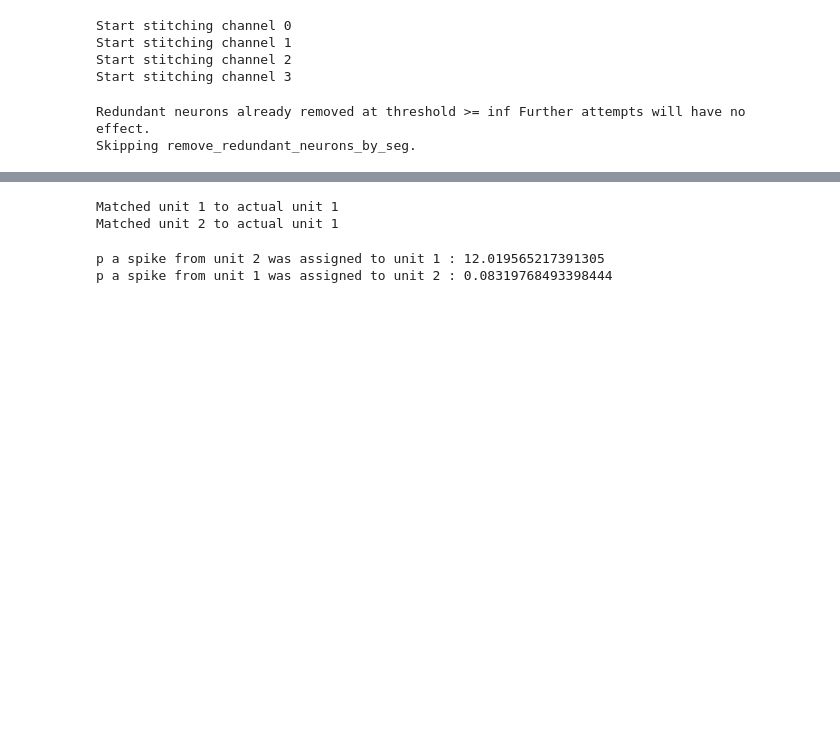
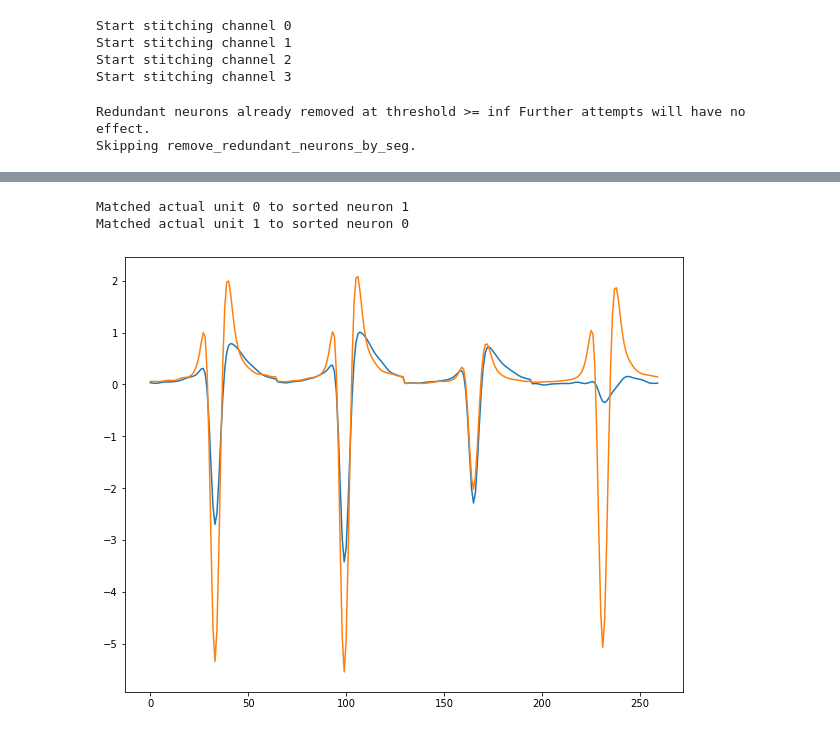
Before and after one commit to njh27/spikesorting_fullpursuit, a Jupyter notebook: demos/Test_Demo.ipynb, the cells around one changed output, grey strips where cells are left out. Saved outputs shown, nothing was run; the diff lists cells and outputs as text; code cells hidden in the pictures; blank space fills up the shorter version.

```diff
--- a/demos/Test_Demo.ipynb
+++ b/demos/Test_Demo.ipynb
@@ -127,7 +96,7 @@ sort_data, work_items, sort_info = test_data.sort_test_dataset_parallel({'p_valu
                                         'get_adjusted_clips': False,
                                         'n_cov_samples': 20000,
                                         'sigma_bp_noise': 2.326, 'sigma_bp_CI': 12.0,
-                                        'max_binary_pursuit_clip_width_factor': 2.,
+                                        'max_binary_pursuit_clip_width_factor': 1.,
                                         'do_overlap_recheck': True})
 # %% [output]
 Using  1 segments per channel for sorting.
@@ -232,36 +164,18 @@ ag.set_size_inches(10, 8)
-# %%
-# Find best match for neuron num_1
-test_match1 = None
-max_true_positives1 = 0
-test_match2 = None
-max_true_positives2 = 0
-for test_num in range(0, len(test_data.actual_IDs)):
-    overlapping_spike_bool = fbp.analyze_spike_timing.find_overlapping_spike_bool(test_data.actual_IDs[test_num], neurons[num_1]['spike_indices'], overlap_tol=10)
-    true_positives = np.count_nonzero(overlapping_spike_bool)
-    if true_positives > max_true_positives1:
-        max_true_positives1 = true_positives
-        test_match1 = test_num
-    overlapping_spike_bool = fbp.analyze_spike_timing.find_overlapping_spike_bool(test_data.actual_IDs[test_num], neurons[num_2]['spike_indices'], overlap_tol=10)
-    true_positives = np.count_nonzero(overlapping_spike_bool)
-    if true_positives > max_true_positives2:
-        max_true_positives2 = true_positives
-        test_match2 = test_num
-print("Matched unit", num_1, "to actual unit", test_match1)
-print("Matched unit", num_2, "to actual unit", test_match2)
-# %% [output]
-Matched unit 1 to actual unit 1
-Matched unit 2 to actual unit 1
-# %%
-tol_inds = 20
-spikes2act_in1 = fbp.analyze_spike_timing.find_overlapping_spike_bool(neurons[num_1]['spike_indices'], test_data.actual_IDs[test_match2], overlap_tol=tol_inds)
-spikes2sort_in1 = fbp.analyze_spike_timing.find_overlapping_spike_bool(neurons[num_1]['spike_indices'], neurons[num_2]['spike_indices'], overlap_tol=tol_inds)
-spikes1_from2 = np.count_nonzero(np.logical_and(spikes2act_in1, ~spikes2sort_in1))
-print("p a spike from unit", num_2, "was assigned to unit", num_1, ":", spikes1_from2/neurons[num_2]['spike_indices'].shape[0])
-
-spikes1act_in2 = fbp.analyze_spike_timing.find_overlapping_spike_bool(neurons[num_2]['spike_indices'], test_data.actual_IDs[test_match1], overlap_tol=tol_inds)
-spikes1sort_in2 = fbp.analyze_spike_timing.find_overlapping_spike_bool(neurons[num_2]['spike_indices'], neurons[num_1]['spike_indices'], overlap_tol=tol_inds)
-spikes2_from1 = np.count_nonzero(np.logical_and(spikes1act_in2, ~spikes1sort_in2))
-print("p a spike from unit", num_1, "was assigned to unit", num_2, ":", spikes2_from1/neurons[num_1]['spike_indices'].shape[0])
-# %% [output]
-p a spike from unit 2 was assigned to unit 1 : 12.019565217391305
-p a spike from unit 1 was assigned to unit 2 : 0.08319768493398444
+# %%
+# Match the ground truth units to the sorted neurons with the most true positives
+test_match_to_neurons = {}
+for test_num in range(0, len(test_data.actual_IDs)):
+    max_true_positives = -np.inf
+    for unit_num in range(0, len(neurons)):
+        overlapping_spike_bool = fbp.analyze_spike_timing.find_overlapping_spike_bool(test_data.actual_IDs[test_num],
+                                                                                      neurons[unit_num]['spike_indices'], overlap_tol=10)
+        true_positives = np.count_nonzero(overlapping_spike_bool)
+        if true_positives > max_true_positives:
+            max_true_positives = true_positives
+            test_match_to_neurons[test_num] = unit_num
+
+for test_num in range(0, len(test_data.actual_IDs)):
+    print("Matched actual unit", test_num, "to sorted neuron", test_match_to_neurons[test_num])
+# %% [output]
+Matched actual unit 0 to sorted neuron 1
+Matched actual unit 1 to sorted neuron 0
@@ -268,3 +184,13 @@ p a spike from unit 1 was assigned to unit 2 : 0.08319768493398444
+# %%
+# Plot the templates of the sorted neurons
+for n in test_match_to_neurons:
+    n_num = test_match_to_neurons[n]
+    for chan in neurons[n_num]['channel']:
+        plt.plot(neurons[n_num]['template'][chan][0:])
+ag = plt.gcf()
+ag.set_size_inches(10, 8)
+# %% [output]
+[figure, added]
 # %%
 sep_mat, noise_cont, noise_miss = fbp.neuron_separability.pairwise_separability(sort_info['separability_metrics'][0], sort_info)
 sep_mat, noise_cont, noise_miss
```
Also changed, not shown: parts of 41 cells of this notebook, 3 other files.
